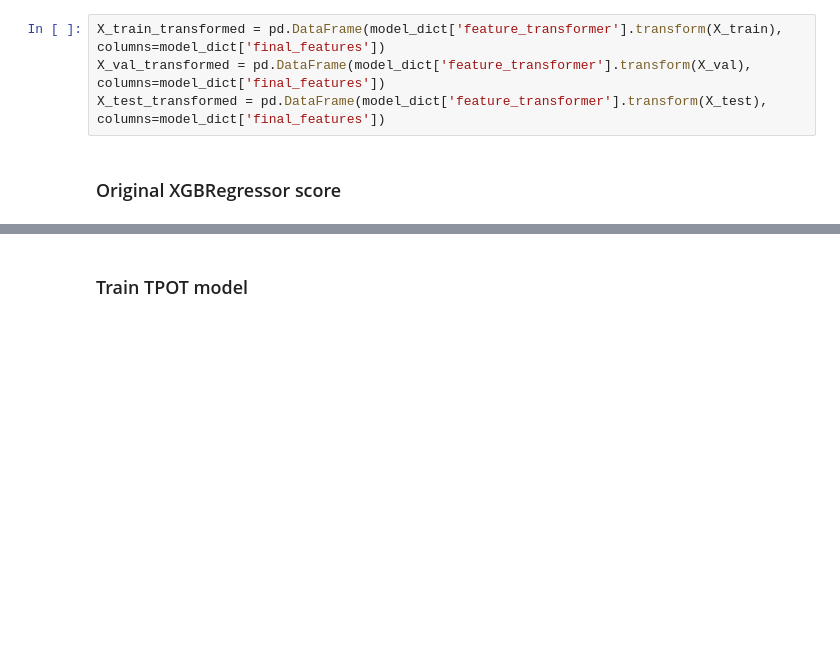
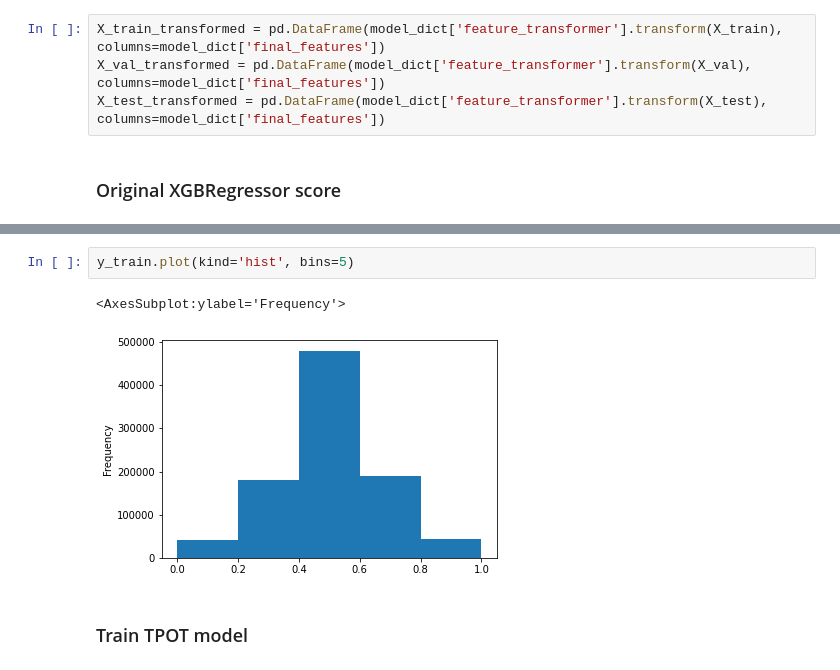
Before and after one commit to melgazar9/trading, a Jupyter notebook: numerai_project/dev/notebooks/TPOT_test.ipynb, the cells around one changed output, grey strips where cells are left out. Cells and saved outputs as stored; diff of their text form; blank space fills up the shorter version.

```diff
--- a/numerai_project/dev/notebooks/TPOT_test.ipynb
+++ b/numerai_project/dev/notebooks/TPOT_test.ipynb
@@ -99,3 +122,8 @@ model_dict['df_pred']['XGBRegressor_pred'].plot(kind='hist')
+# %%
+y_train.plot(kind='hist', bins=5)
+# %% [output]
+<AxesSubplot:ylabel='Frequency'>
+[figure, added]
 # %% [markdown]
 ### Train TPOT model
 # %%
```
Also changed, not shown: parts of 12 cells of this notebook, 1 other file.
